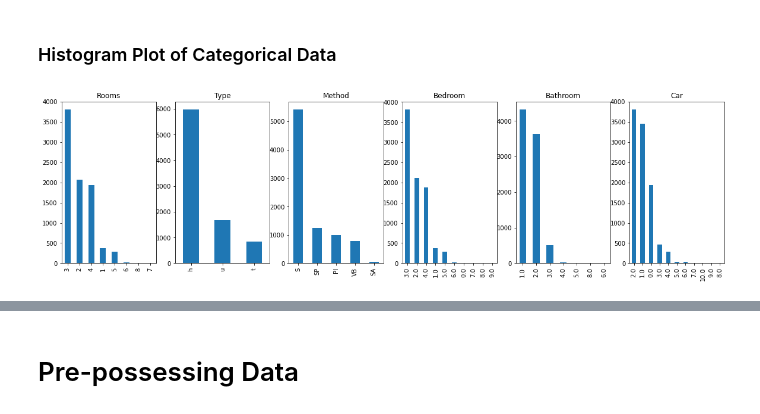
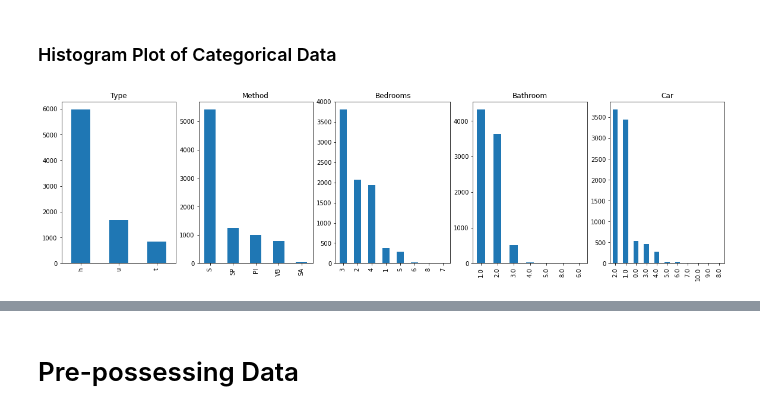
Before and after one commit to pldrobot/ML_Course_Submissions, a Jupyter notebook: Capstone_Project/Project_Model _Train.ipynb, the cells around one changed output, grey strips where cells are left out. Drawn from its saved outputs; the diff is of its cells as text; code cells hidden in the pictures.

```diff
--- a/Capstone_Project/Project_Model _Train.ipynb
+++ b/Capstone_Project/Project_Model _Train.ipynb
@@ -124,4 +124,5 @@ data.drop(labels='YearBuilt', axis=1, inplace=True)
 # %%
 data.drop(labels='Address', axis=1, inplace=True)
-#data.drop(labels='Lattitude', axis=1, inplace=True)
-#data.drop(labels='Longtitude', axis=1, inplace=True)
+data.drop(labels='Bedroom 2', axis=1, inplace=True)
+data.drop(labels='SellerG', axis=1, inplace=True)
+data.drop(labels='Propertycount', axis=1, inplace=True)
@@ -212,14 +211,13 @@ for i,t in enumerate(names):
 # %% [markdown]
 ### Histogram Plot of Categorical Data
 # %%
-names = ['Rooms','Type','Method','Bedroom','Bathroom','Car']
+names = ['Type','Method','Bedrooms','Bathroom','Car']
 fig, axes = plt.subplots(1,len(names),figsize=(20,5))
-data['Rooms'].value_counts().plot(kind='bar')
 for i,t in enumerate(names):
     data[t].value_counts().plot(kind='bar', ax=axes[i])
     axes[i].title.set_text(t)
 # %% [output]
-[figure, old version]
+[figure, new version]
 # %%
 data.describe(include='all').transpose()
 # %% [output]
```
Also changed, not shown: parts of 23 cells of this notebook, 25 other files.
